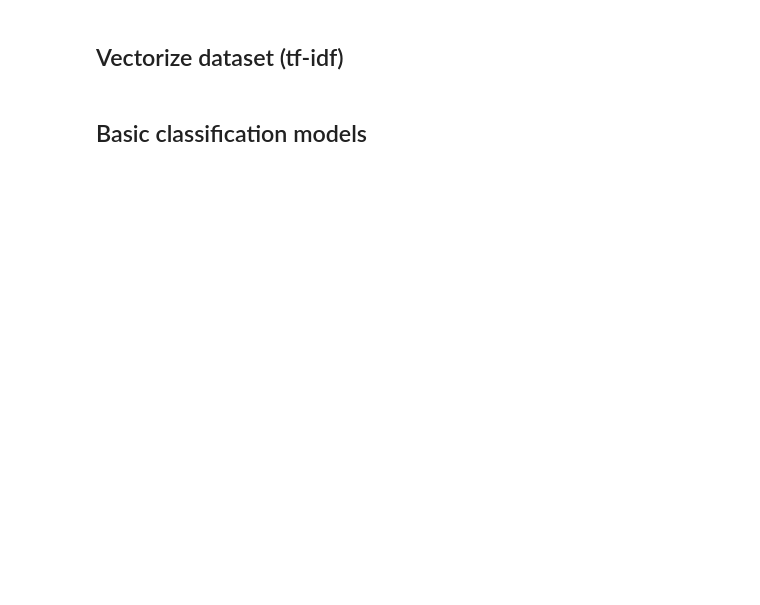
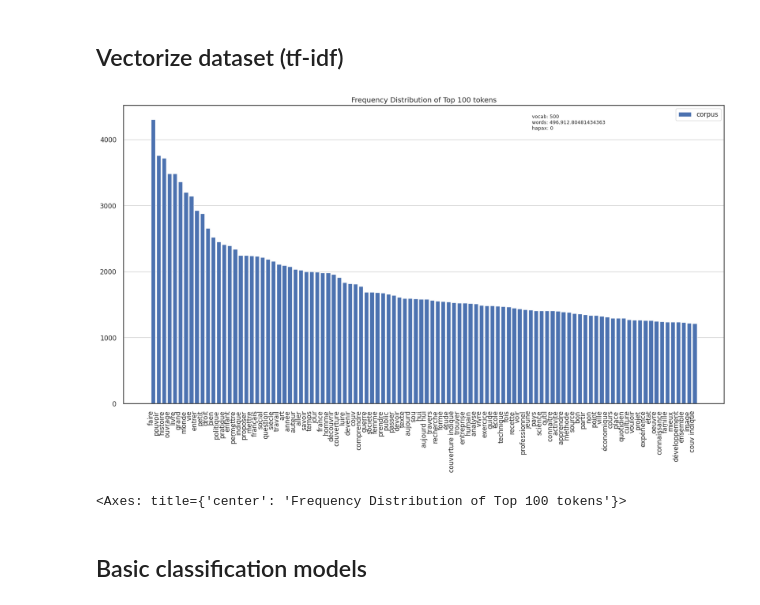
Before and after one commit to abes-esr/labo-indexation-ai, a Jupyter notebook: MLclassifiers-b.ipynb, the cells around one changed output. Drawn from its saved outputs; the diff is of its cells as text; code cells hidden in the pictures; blank space fills up the shorter version.

```diff
--- a/MLclassifiers-b.ipynb
+++ b/MLclassifiers-b.ipynb
@@ -164,0 +182,5 @@ splitting data
+# %%
+df_train = pd.merge(df, train_set_ppn, on="PPN", how="inner")
+print("dimension of train set: ", df_train.shape)
+df_test = pd.merge(df, test_set_ppn, on="PPN", how="inner")
+print("dimension of test set: ", df_test.shape)
@@ -164,0 +190,5 @@ splitting data
+# %%
+# Get X matrices
+X_train = df_train["DESCR_processed"]
+X_test = df_test["DESCR_processed"]
+X_val = subset["DESCR_processed"]
@@ -215,6 +265,7 @@ def vectorizer_tfidf(
 # %%
 # Set parameters for tf-idf
-max_df = 0.5
-min_df = 5
+max_df = 0.95
+min_df = 2
 max_features = 500
 n_gram = (1, 3)
+regex_pattern = r'\w{3,}'
@@ -226,6 +280,14 @@ X_train_vect, X_test_vect, features = vectorizer_tfidf(
+# %%
+# Vectorize corpus
+X_train_vect = vectorizer.fit_transform(X_train)
+X_test_vect = vectorizer.transform(X_test)
+features = vectorizer.get_feature_names_out()
 # %%
 # Visualize Word Frequency Distribution
 plt.figure(figsize=(20, 10))
-visualizer = FreqDistVisualizer(features=features, n=50, orient="v")
+visualizer = FreqDistVisualizer(features=features, n=100, orient="v")
 visualizer.fit(X_train_vect)
 visualizer.show()
+# %% [output]
+[figure, added]
+<Axes: title={'center': 'Frequency Distribution of Top 100 tokens'}>
```
Also changed, not shown: parts of 41 cells of this notebook.
